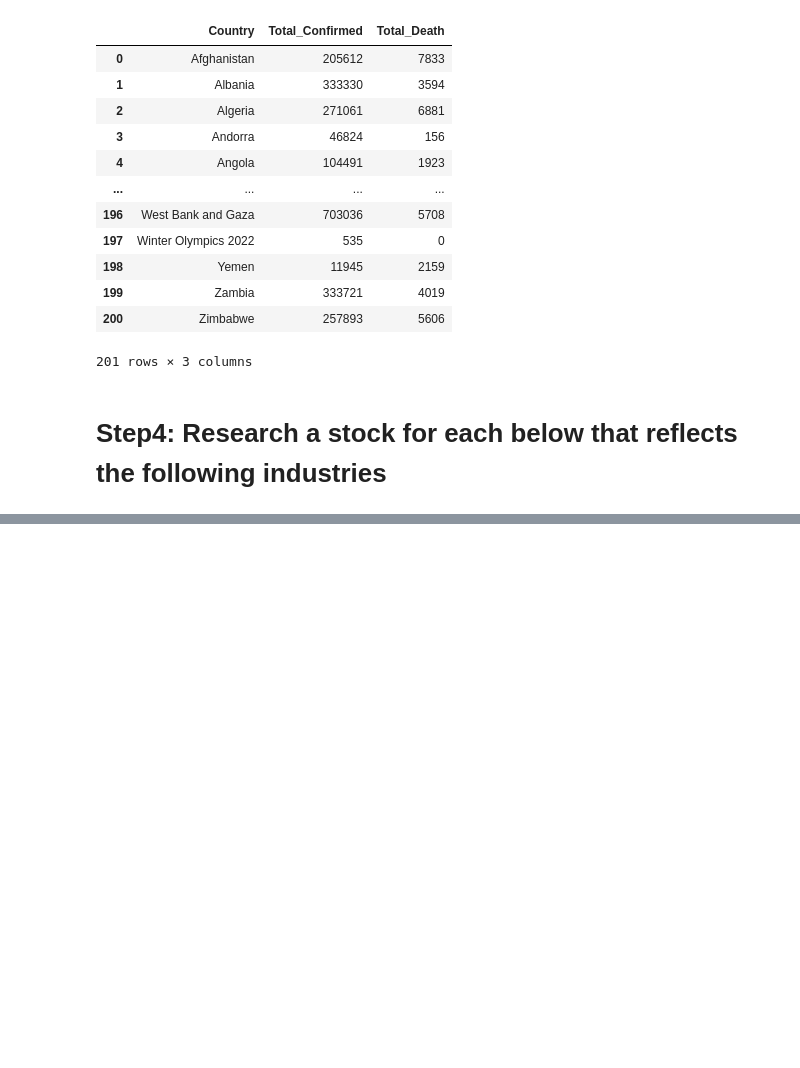
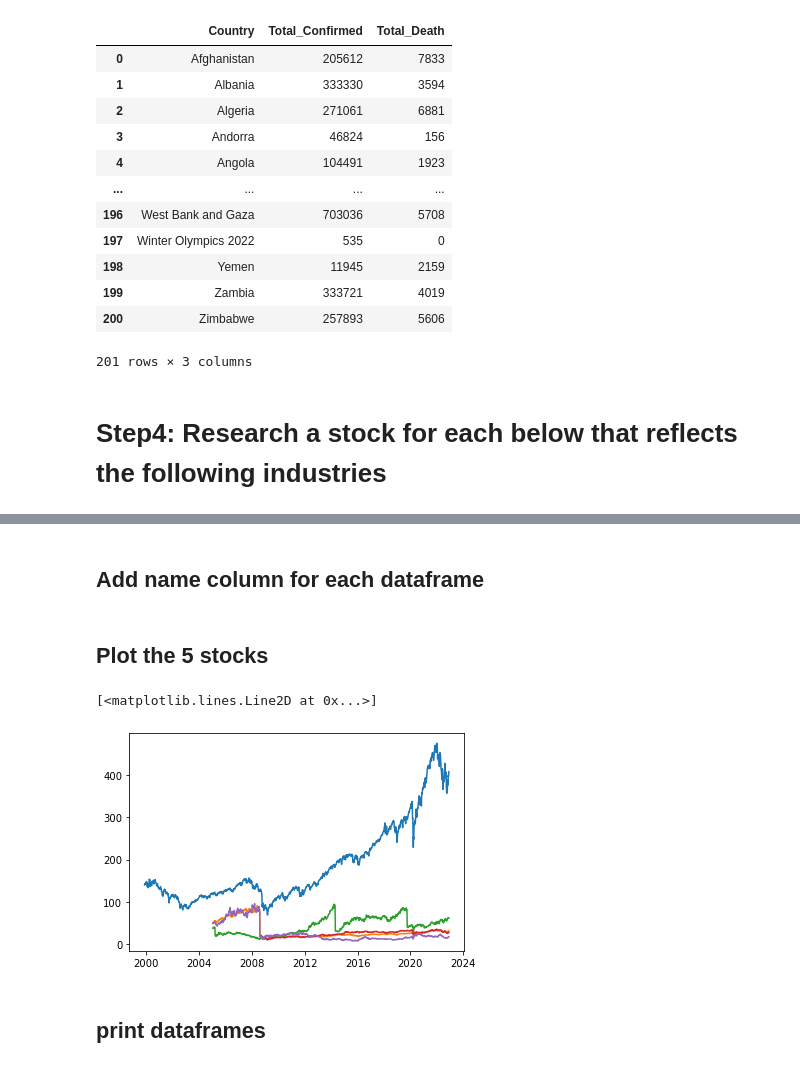
Before and after one commit to Ze-Michelle-Sun/The-Impact-of-COVID-19-on-the-Stock-Market, a Jupyter notebook: PDS_Covid19_StockMarket.ipynb, the cells around one changed output, grey strips where cells are left out. Saved outputs shown, nothing was run; the diff lists cells and outputs as text; code cells hidden in the pictures; blank space fills up the shorter version.

```diff
--- a/PDS_Covid19_StockMarket.ipynb
+++ b/PDS_Covid19_StockMarket.ipynb
@@ -212,5 +212,2 @@ df_covid_global
 # %%
-accAPI = 'Q7GM02WT85BSSFZR'
-alpha = pd.read_csv(
-    'https://www.alphavantage.co/query?function=TIME_SERIES_DAILY&symbol=MSFT&apikey=' + accAPI + '&datatype=csv')
-alpha
+key = 'Q7GM02WT85BSSFZR'
@@ -220,0 +227,36 @@ alpha
+# %%
+ts =TimeSeries(key,output_format='pandas')
+st_USA = ts.get_weekly_adjusted('SPY')
+st_CAN = ts.get_weekly_adjusted('XIU.TO')
+st_travel = ts.get_weekly_adjusted('ATD.TO')
+st_real_estate = ts.get_weekly_adjusted('CGR.TO')
+st_precious_metals = ts.get_weekly_adjusted('XGD.TO')
+# %%
+df_USA = pd.DataFrame(st_USA[0])
+df_CAN = pd.DataFrame(st_CAN[0])
+df_travel = pd.DataFrame(st_travel[0])
+df_real_estate = pd.DataFrame(st_real_estate[0])
+df_precious_metals = pd.DataFrame(st_precious_metals[0])
+# %% [markdown]
+## Add name column for each dataframe
+# %%
+df_USA['Name']='America'
+df_CAN['Name']='Canada'
+df_travel['Name']='Travel'
+df_real_estate['Name']='RealEstate'
+df_precious_metals['Name']='PreciousMetals'
+# %% [markdown]
+## Plot the 5 stocks
+# %%
+# add legend and figsize=(20,16)
+
+plt.plot(df_USA['4. close'])
+plt.plot(df_CAN['4. close'])
+plt.plot(df_travel['4. close'])
+plt.plot(df_real_estate['4. close'])
+plt.plot(df_precious_metals['4. close'])
+# %% [output]
+[<matplotlib.lines.Line2D at 0x...>]
+[figure, added]
+# %% [markdown]
+## print dataframes
```
Also changed, not shown: parts of 34 cells of this notebook.
